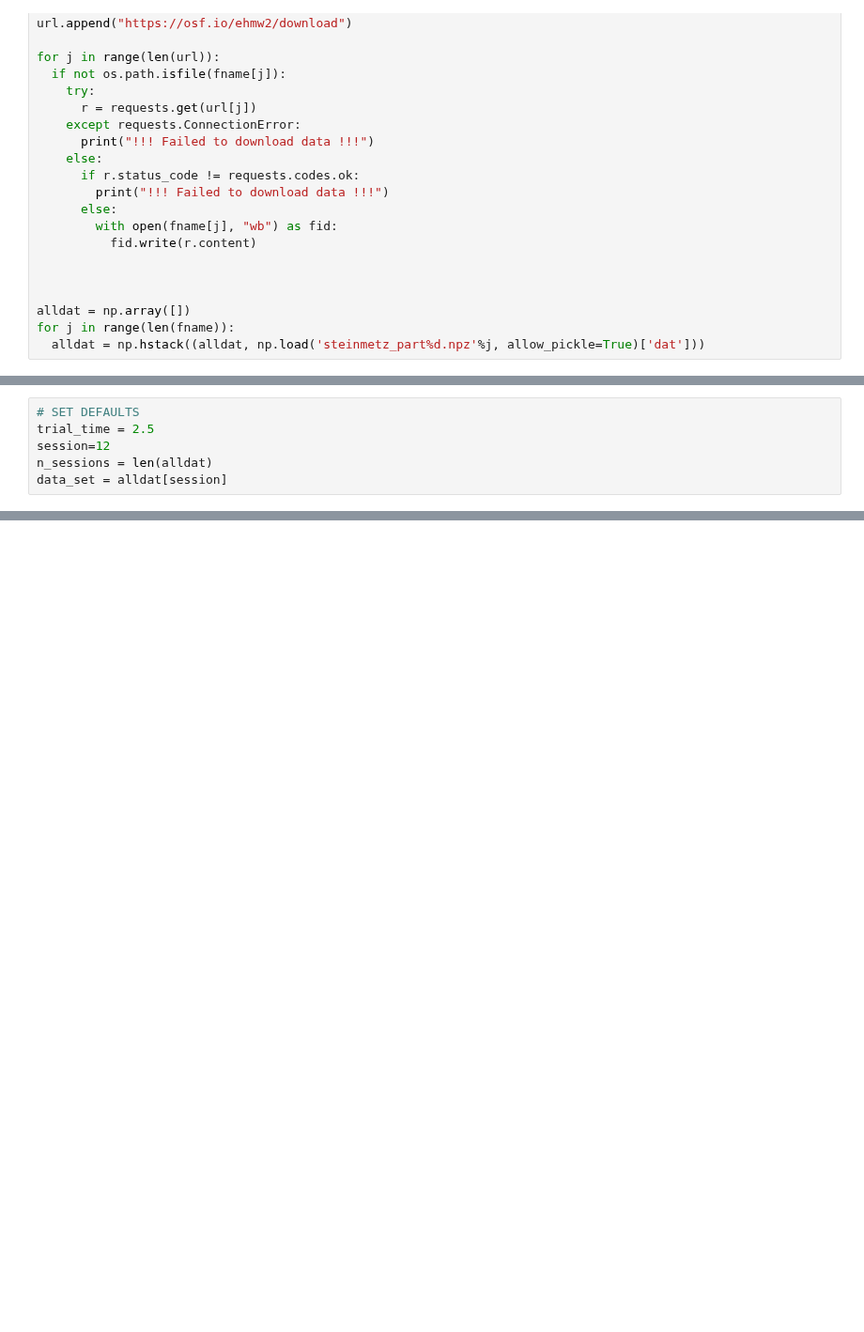
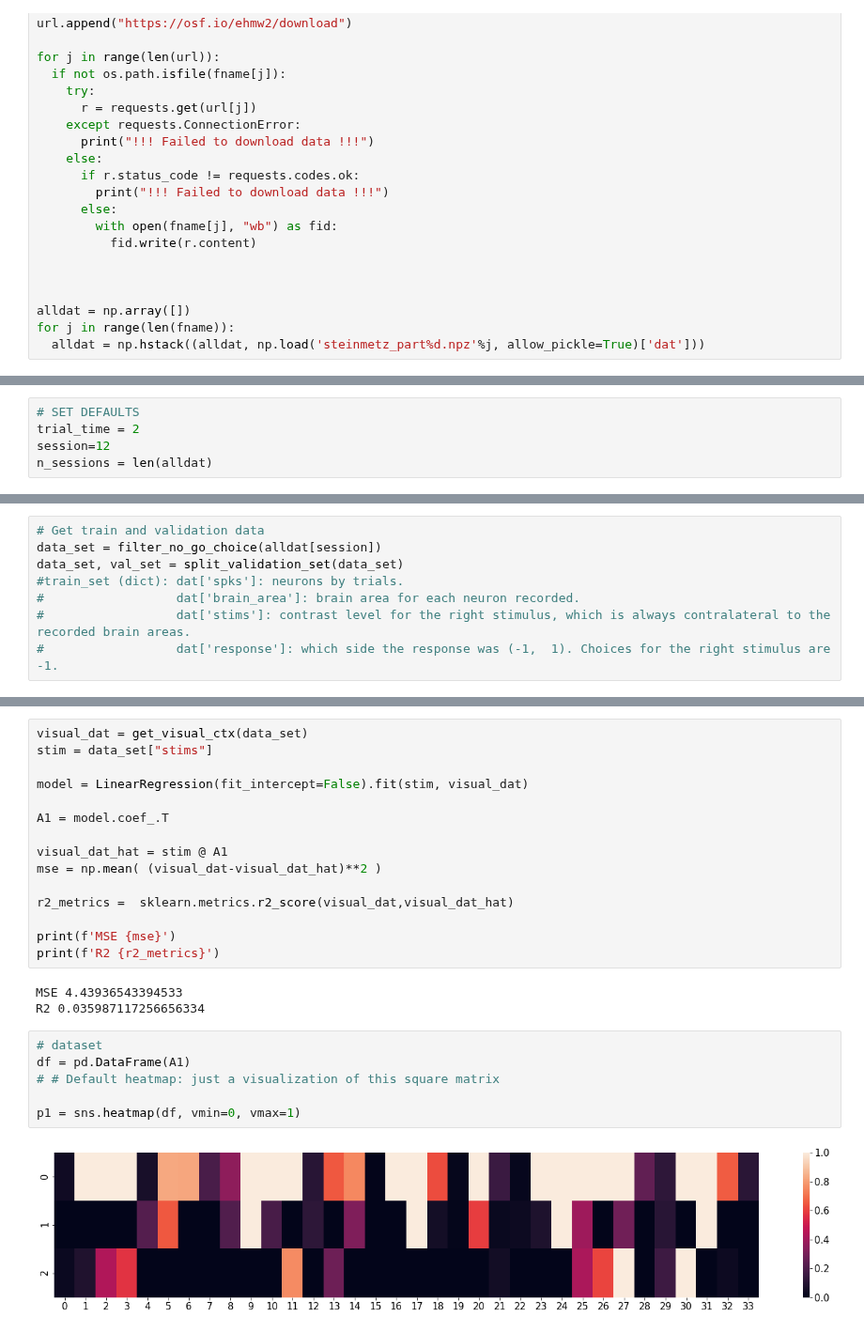
Before and after one commit to mgonzal1/nma_wombat_connectivy_project, a Jupyter notebook: connectivity.ipynb, the cells around one changed output, grey strips where cells are left out. Shown at 94% size. Drawn from its saved outputs; the diff is of its cells as text; blank space fills up the shorter version.

Commit message:
red neuronal

```diff
--- a/connectivity.ipynb
+++ b/connectivity.ipynb
@@ -83,6 +53,0 @@ interactive(children=(IntSlider(value=3, description='min_areas', max=7), Output
-# %%
-# SET DEFAULTS
-trial_time = 2.5
-session=12
-n_sessions = len(alldat)
-data_set = alldat[session]
@@ -355,0 +93,5 @@ ax.spines["left"].set_visible(False)
+# %%
+# SET DEFAULTS
+trial_time = 2
+session=12
+n_sessions = len(alldat)
@@ -355,0 +219,8 @@ ax.spines["left"].set_visible(False)
+# %%
+# Get train and validation data
+data_set = filter_no_go_choice(alldat[session])
+data_set, val_set = split_validation_set(data_set)
+#train_set (dict): dat['spks']: neurons by trials.
+#                  dat['brain_area']: brain area for each neuron recorded.
+#                  dat['stims']: contrast level for the right stimulus, which is always contralateral to the recorded brain areas.
+#                  dat['response']: which side the response was (-1,  1). Choices for the right stimulus are -1.
@@ -355,0 +299,26 @@ ax.spines["left"].set_visible(False)
+# %%
+visual_dat = get_visual_ctx(data_set)
+stim = data_set["stims"]
+
+model = LinearRegression(fit_intercept=False).fit(stim, visual_dat)
+
+A1 = model.coef_.T
+
+visual_dat_hat = stim @ A1
+mse = np.mean( (visual_dat-visual_dat_hat)**2 )
+
+r2_metrics =  sklearn.metrics.r2_score(visual_dat,visual_dat_hat)
+
+print(f'MSE {mse}')
+print(f'R2 {r2_metrics}')
+# %% [output]
+MSE 4.43936543394533
+R2 0.035987117256656334
+# %%
+# dataset
+df = pd.DataFrame(A1)
+# # Default heatmap: just a visualization of this square matrix
+
+p1 = sns.heatmap(df, vmin=0, vmax=1)
+# %% [output]
+[figure, added]
```
Also changed, not shown: parts of 37 cells of this notebook.
